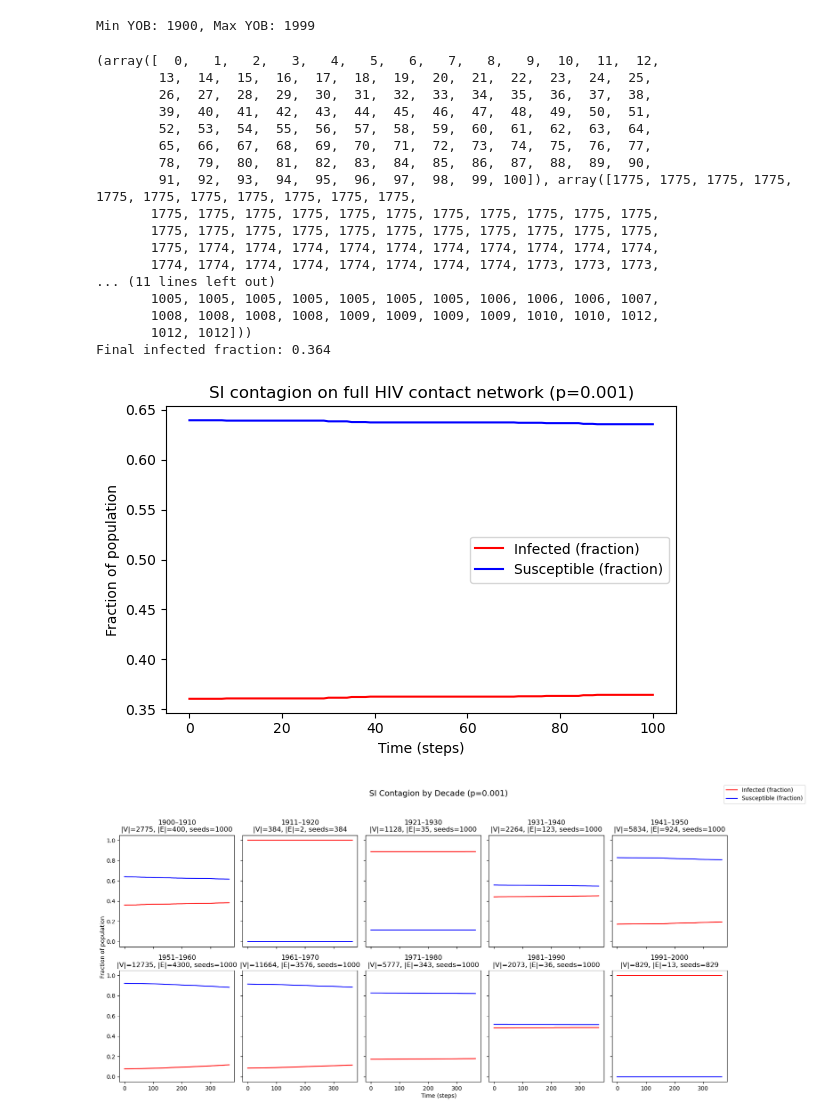
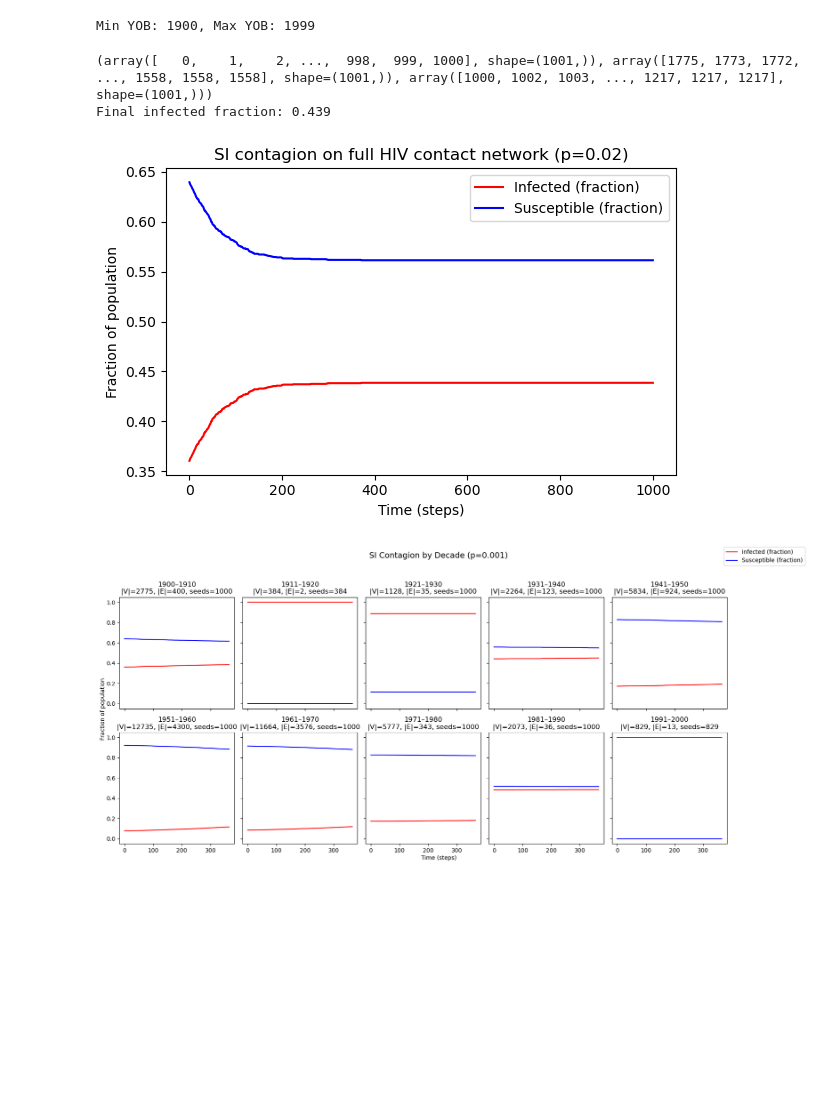
Before and after one commit to pmehta17/hiv-spread, a Jupyter notebook: Project.ipynb, the cells around one changed output. Cells and saved outputs as stored; diff of their text form; code cells hidden in the pictures; blank space fills up the shorter version.

```diff
--- a/Project.ipynb
+++ b/Project.ipynb
@@ -145,40 +145,25 @@ for i, (yob_min, yob_max) in enumerate(YOB):
 Min YOB: 1900, Max YOB: 1999
 # %%
 initialInfected = {i for i in random.sample(list(G.nodes), 1000)} #not sure how to choose initial infected
-p = 0.001
-print(SIContagion(age_networks[0], initialInfected, p, tmin=0, tmax=100))
+p = 0.02
+print(SIContagion(age_networks[0], initialInfected, p, tmin=0, tmax=1000))
 
-t, S, I = SIContagion(age_networks[0], initialInfected, p, 0, 100)
+t, S, I = SIContagion(age_networks[0], initialInfected, p, 0, 1000)
 print(f"Final infected fraction: {I[-1] / len(age_networks[0]):.3f}")
 
 plt.figure(figsize=(6,4))
 plt.plot(t, I / len(age_networks[0]), label="Infected (fraction)", color="red")
 plt.plot(t, S / len(age_networks[0]), label="Susceptible (fraction)", color="blue")
 plt.xlabel("Time (steps)")
 plt.ylabel("Fraction of population")
 plt.title(f"SI contagion on full HIV contact network (p={p})")
 plt.legend()
 plt.tight_layout()
 plt.show()
 # %% [output]
-(array([  0,   1,   2,   3,   4,   5,   6,   7,   8,   9,  10,  11,  12,
-        13,  14,  15,  16,  17,  18,  19,  20,  21,  22,  23,  24,  25,
-        26,  27,  28,  29,  30,  31,  32,  33,  34,  35,  36,  37,  38,
-        39,  40,  41,  42,  43,  44,  45,  46,  47,  48,  49,  50,  51,
-        52,  53,  54,  55,  56,  57,  58,  59,  60,  61,  62,  63,  64,
-        65,  66,  67,  68,  69,  70,  71,  72,  73,  74,  75,  76,  77,
-        78,  79,  80,  81,  82,  83,  84,  85,  86,  87,  88,  89,  90,
-        91,  92,  93,  94,  95,  96,  97,  98,  99, 100]), array([1775, 1775, 1775, 1775, 1775, 1775, 1775, 1775, 1775, 1775, 1775,
-       1775, 1775, 1775, 1775, 1775, 1775, 1775, 1775, 1775, 1775, 1775,
-       1775, 1775, 1775, 1775, 1775, 1775, 1775, 1775, 1775, 1775, 1775,
-       1775, 1774, 1774, 1774, 1774, 1774, 1774, 1774, 1774, 1774, 1774,
-       1774, 1774, 1774, 1774, 1774, 1774, 1774, 1774, 1773, 1773, 1773,
-... (11 lines left out)
-       1005, 1005, 1005, 1005, 1005, 1005, 1005, 1006, 1006, 1006, 1007,
-       1008, 1008, 1008, 1008, 1009, 1009, 1009, 1009, 1010, 1010, 1012,
-       1012, 1012]))
-Final infected fraction: 0.364
+(array([   0,    1,    2, ...,  998,  999, 1000], shape=(1001,)), array([1775, 1773, 1772, ..., 1558, 1558, 1558], shape=(1001,)), array([1000, 1002, 1003, ..., 1217, 1217, 1217], shape=(1001,)))
+Final infected fraction: 0.439
-[figure, old version]
+[figure, new version]
 # %%
 #values for SI simulation across decades (individual decade networks)
 p = 0.001 #infection rate of HIV (Approximated from a study)
```
Also changed, not shown: parts of 7 cells of this notebook.
